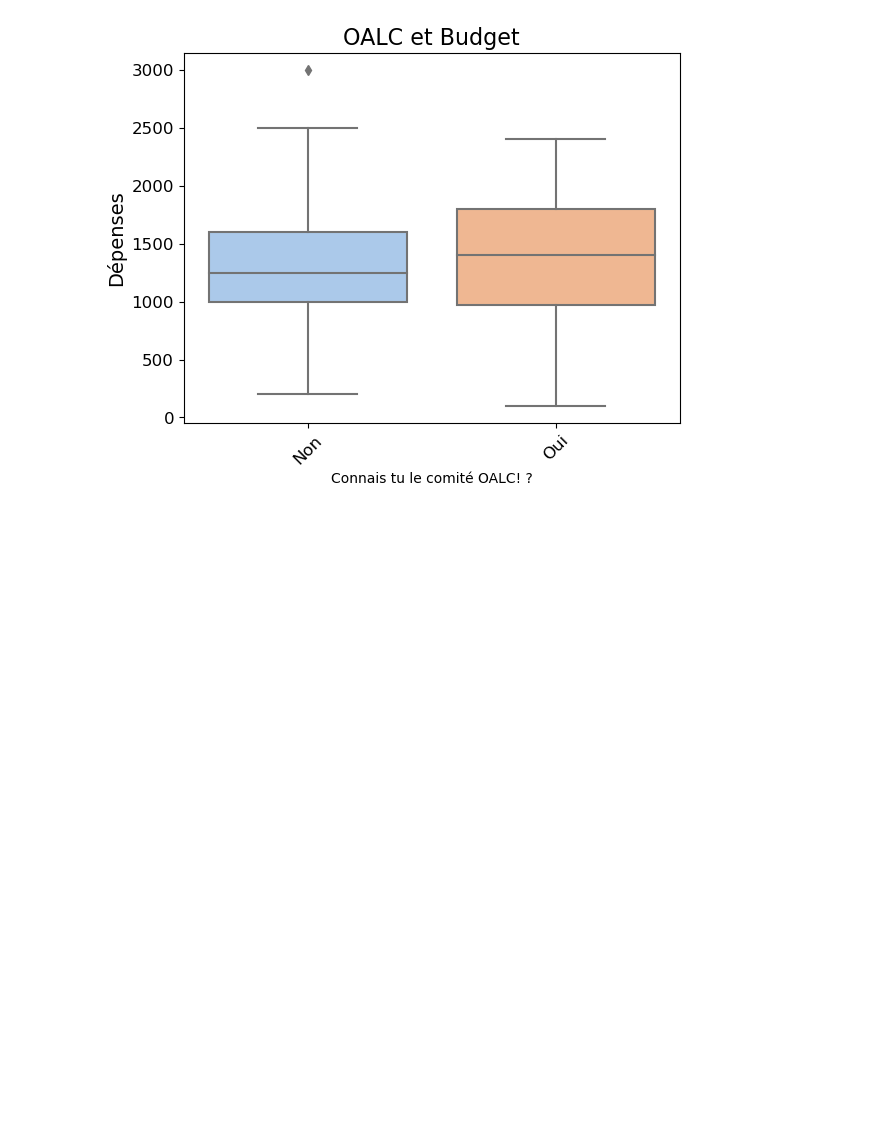
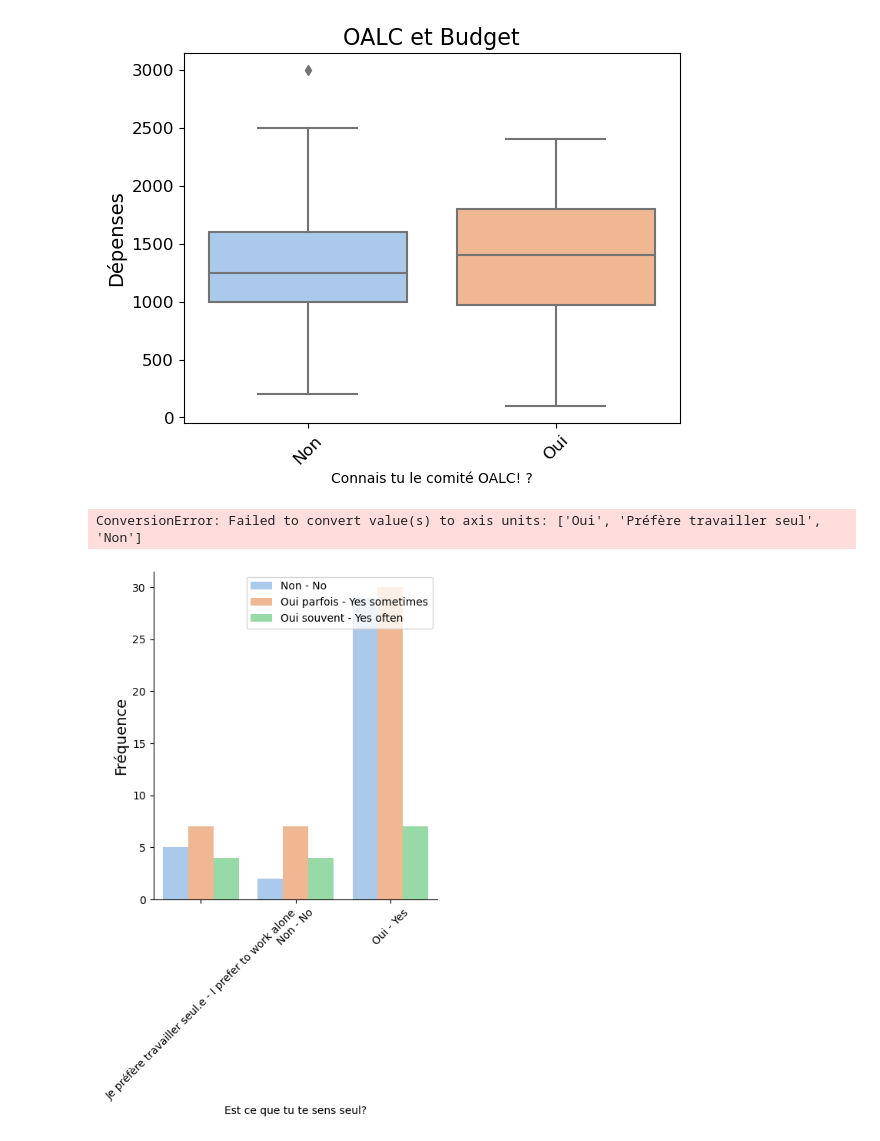
Before and after one commit to ClarissePierre/Precarite_Analyse, a Jupyter notebook: analyse.ipynb, the cells around one changed output. Cells and saved outputs as stored; diff of their text form; code cells hidden in the pictures; blank space fills up the shorter version.

```diff
--- a/analyse.ipynb
+++ b/analyse.ipynb
@@ -1260,0 +1255,24 @@ plt.show()
+# %%
+# Work budies et solitude
+
+data['Work buddies'] = pd.Categorical(data['Work buddies'])
+
+
+sns.catplot(data=data, x='Work buddies', hue = 'Solitude',kind='count',legend=False, palette= 'pastel')
+plt.ylabel('Fréquence', fontsize=14)
+plt.title('', fontsize=16)
+
+plt.xticks(rotation=45)
+plt.xlabel('Est ce que tu te sens seul?')
+
+#Change label of legend
+plt.legend(loc='upper right')
+plt.xticks(['Oui','Préfère travailler seul','Non'], rotation=45)
+
+
+# Adjust tick label font size
+plt.xticks(fontsize=12)
+plt.yticks(fontsize=12)
+# %% [output]
+ConversionError: Failed to convert value(s) to axis units: ['Oui', 'Préfère travailler seul', 'Non']
+[figure, added]
```
Also changed, not shown: parts of 6 cells of this notebook.
